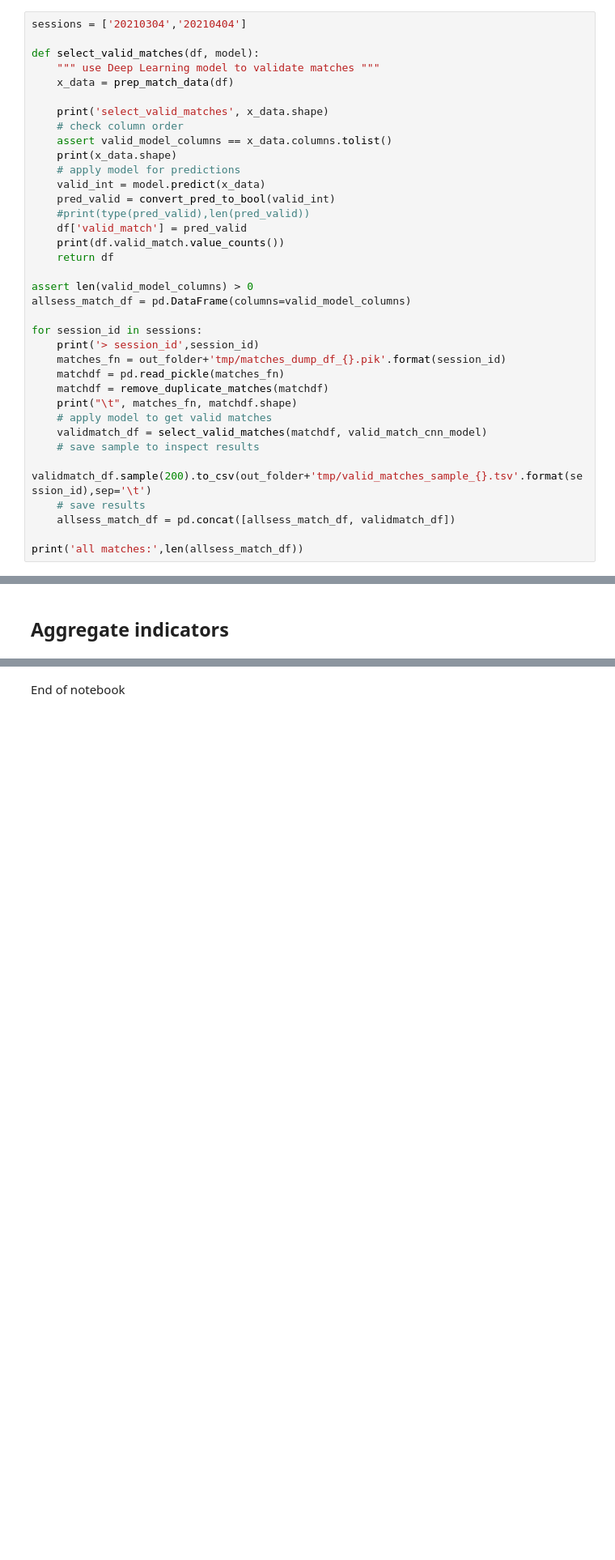
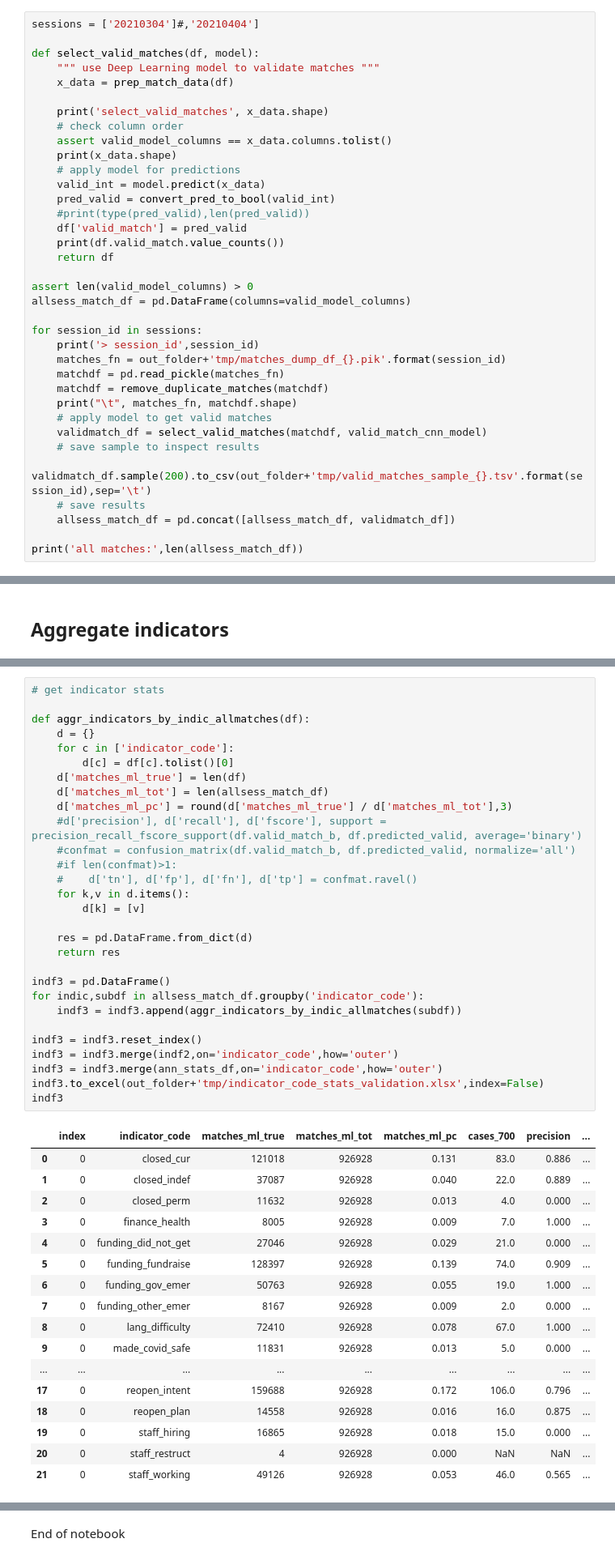
Before and after one commit to Birkbeck/museums-in-the-pandemic, a Jupyter notebook: mip/notebooks/02_extract_indicators.ipynb, the cells around one changed output, grey strips where cells are left out. Shown at 81% size. Saved outputs shown, nothing was run; the diff lists cells and outputs as text; blank space fills up the shorter version.

Commit message:
added indicator stats

```diff
--- a/mip/notebooks/02_extract_indicators.ipynb
+++ b/mip/notebooks/02_extract_indicators.ipynb
@@ -173,7 +204,7 @@ query results: (842167, 17)
 # %% [markdown]
 ### Predict all matches
 # %%
-sessions = ['20210304','20210404']
+sessions = ['20210304']#,'20210404']
 
 def select_valid_matches(df, model):
     """ use Deep Learning model to validate matches """
@@ -324,6 +330,53 @@ ann_stats_df
 | 19 | staff_hiring | 8 |
 | 20 | staff_restruct | 1 |
 | 21 | staff_working | 11 |
+# %%
+# get indicator stats
+
+def aggr_indicators_by_indic_allmatches(df):
+    d = {}
+    for c in ['indicator_code']:
+        d[c] = df[c].tolist()[0]
+    d['matches_ml_true'] = len(df)
+    d['matches_ml_tot'] = len(allsess_match_df)
+    d['matches_ml_pc'] = round(d['matches_ml_true'] / d['matches_ml_tot'],3)
+    #d['precision'], d['recall'], d['fscore'], support = precision_recall_fscore_support(df.valid_match_b, df.predicted_valid, average='binary')
+    #confmat = confusion_matrix(df.valid_match_b, df.predicted_valid, normalize='all')
+    #if len(confmat)>1:
+    #    d['tn'], d['fp'], d['fn'], d['tp'] = confmat.ravel()
+    for k,v in d.items():
+        d[k] = [v]
+
+    res = pd.DataFrame.from_dict(d)
+    return res
+
+indf3 = pd.DataFrame()
+for indic,subdf in allsess_match_df.groupby('indicator_code'):
+    indf3 = indf3.append(aggr_indicators_by_indic_allmatches(subdf))
+
+indf3 = indf3.reset_index()
+indf3 = indf3.merge(indf2,on='indicator_code',how='outer')
+indf3 = indf3.merge(ann_stats_df,on='indicator_code',how='outer')
+indf3.to_excel(out_folder+'tmp/indicator_code_stats_validation.xlsx',index=False)
+indf3
+# %% [output]
+|  | index | indicator_code | matches_ml_true | matches_ml_tot | matches_ml_pc | cases_700 | precision | ... |
+| 0 | 0 | closed_cur | 121018 | 926928 | 0.131 | 83.0 | 0.886 | ... |
+| 1 | 0 | closed_indef | 37087 | 926928 | 0.040 | 22.0 | 0.889 | ... |
+| 2 | 0 | closed_perm | 11632 | 926928 | 0.013 | 4.0 | 0.000 | ... |
+| 3 | 0 | finance_health | 8005 | 926928 | 0.009 | 7.0 | 1.000 | ... |
+| 4 | 0 | funding_did_not_get | 27046 | 926928 | 0.029 | 21.0 | 0.000 | ... |
+| 5 | 0 | funding_fundraise | 128397 | 926928 | 0.139 | 74.0 | 0.909 | ... |
+| 6 | 0 | funding_gov_emer | 50763 | 926928 | 0.055 | 19.0 | 1.000 | ... |
+| 7 | 0 | funding_other_emer | 8167 | 926928 | 0.009 | 2.0 | 0.000 | ... |
+| 8 | 0 | lang_difficulty | 72410 | 926928 | 0.078 | 67.0 | 1.000 | ... |
+| 9 | 0 | made_covid_safe | 11831 | 926928 | 0.013 | 5.0 | 0.000 | ... |
+| ... | ... | ... | ... | ... | ... | ... | ... | ... |
+| 17 | 0 | reopen_intent | 159688 | 926928 | 0.172 | 106.0 | 0.796 | ... |
+| 18 | 0 | reopen_plan | 14558 | 926928 | 0.016 | 16.0 | 0.875 | ... |
+| 19 | 0 | staff_hiring | 16865 | 926928 | 0.018 | 15.0 | 0.000 | ... |
+| 20 | 0 | staff_restruct | 4 | 926928 | 0.000 | NaN | NaN | ... |
+| 21 | 0 | staff_working | 49126 | 926928 | 0.053 | 46.0 | 0.565 | ... |
 # %%
 col_aggr = ['muse_id','session_id','page_id','indicator_code','n_indic_all_ann_examples']
 
```
Also changed, not shown: parts of 4 cells of this notebook, 2 other files.
